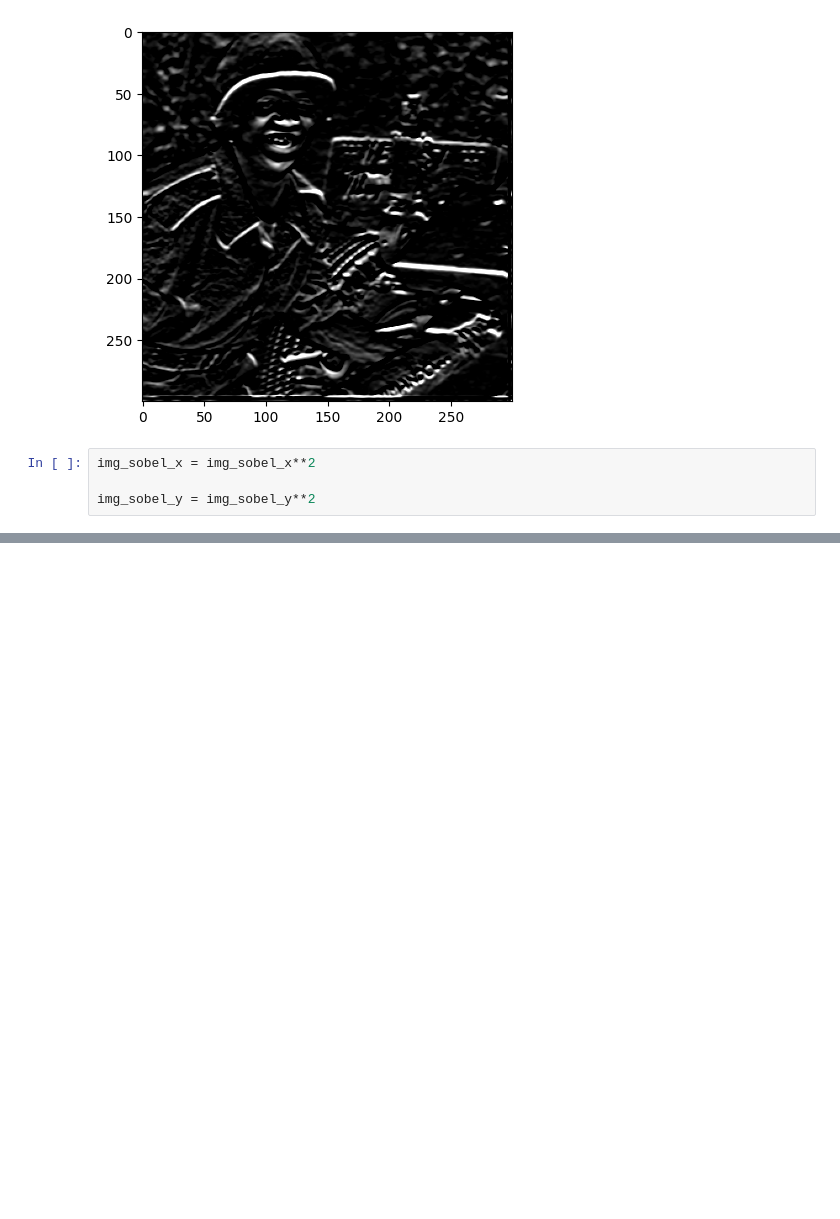
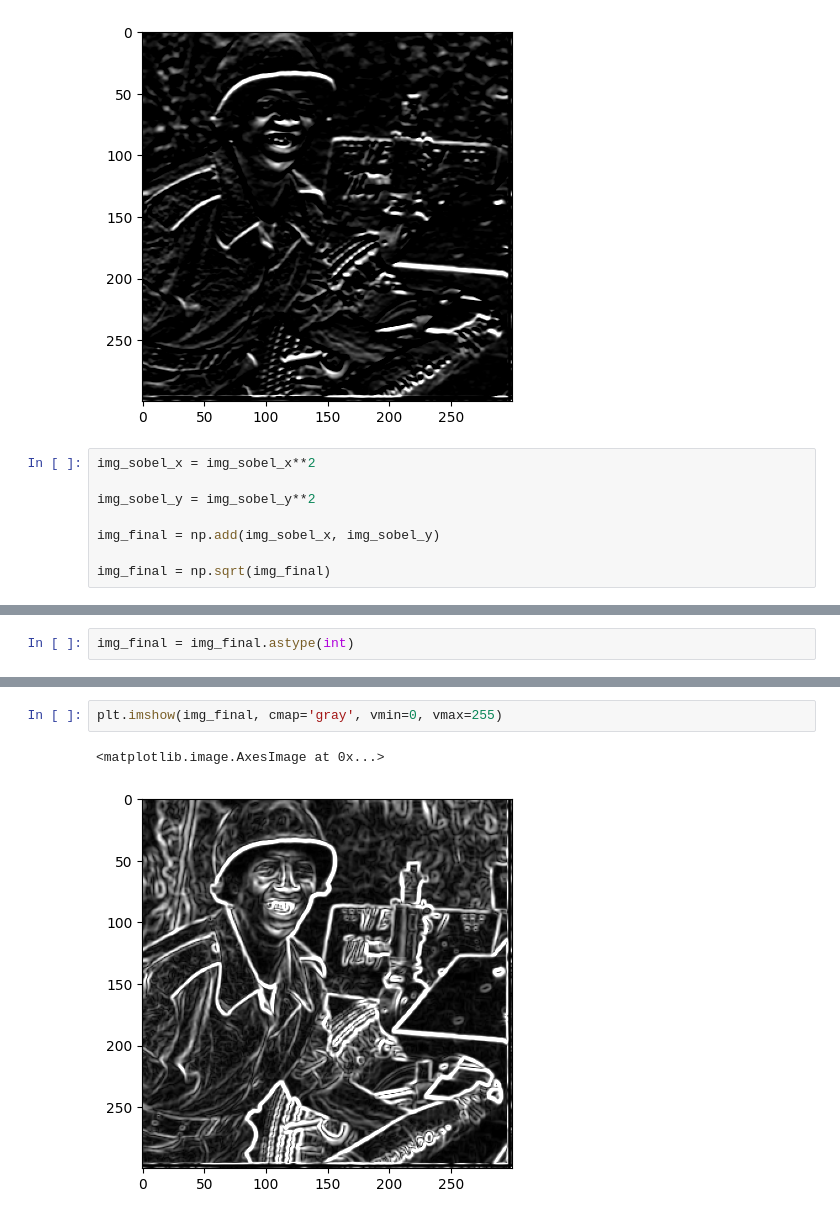
Before and after one commit to Dexduo/Metodos_Numericos_2, a Jupyter notebook: Tarefa_1-2/MN2_tarefa1_2.ipynb, the cells around one changed output, grey strips where cells are left out. Saved outputs shown, nothing was run; the diff lists cells and outputs as text; blank space fills up the shorter version.

```diff
--- a/Tarefa_1-2/MN2_tarefa1_2.ipynb
+++ b/Tarefa_1-2/MN2_tarefa1_2.ipynb
@@ -117,3 +132,7 @@ plt.imshow(img_sobel_y, cmap='gray', vmin=0, vmax=255)
 img_sobel_x = img_sobel_x**2
 
 img_sobel_y = img_sobel_y**2
+
+img_final = np.add(img_sobel_x, img_sobel_y)
+
+img_final = np.sqrt(img_final)
@@ -133,0 +139,2 @@ array([[  5,  10,   2],
+# %%
+img_final = img_final.astype(int)
@@ -133,0 +151,5 @@ array([[  5,  10,   2],
+# %%
+plt.imshow(img_final, cmap='gray', vmin=0, vmax=255)
+# %% [output]
+<matplotlib.image.AxesImage at 0x...>
+[figure, added]
```
Also changed, not shown: parts of 8 cells of this notebook.
